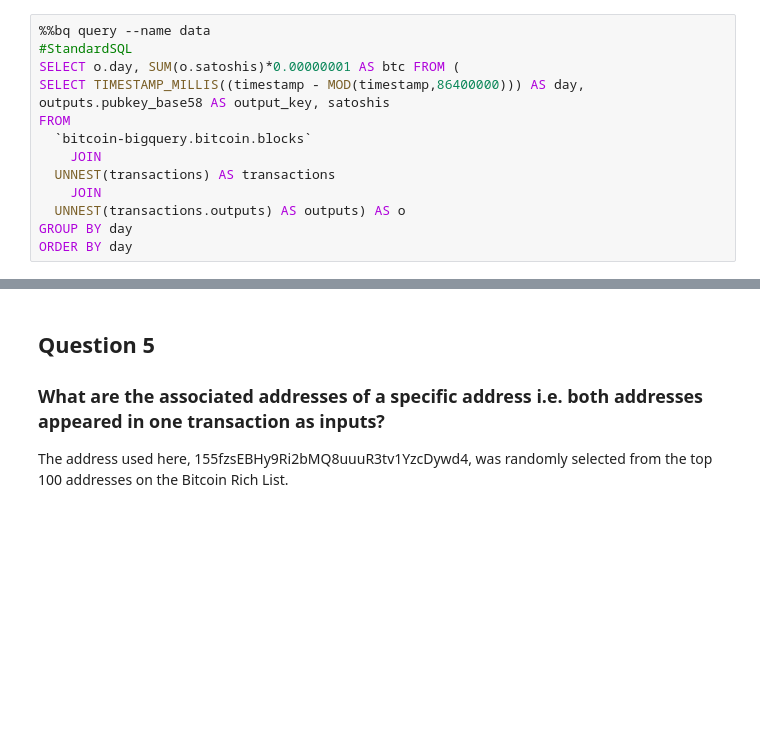
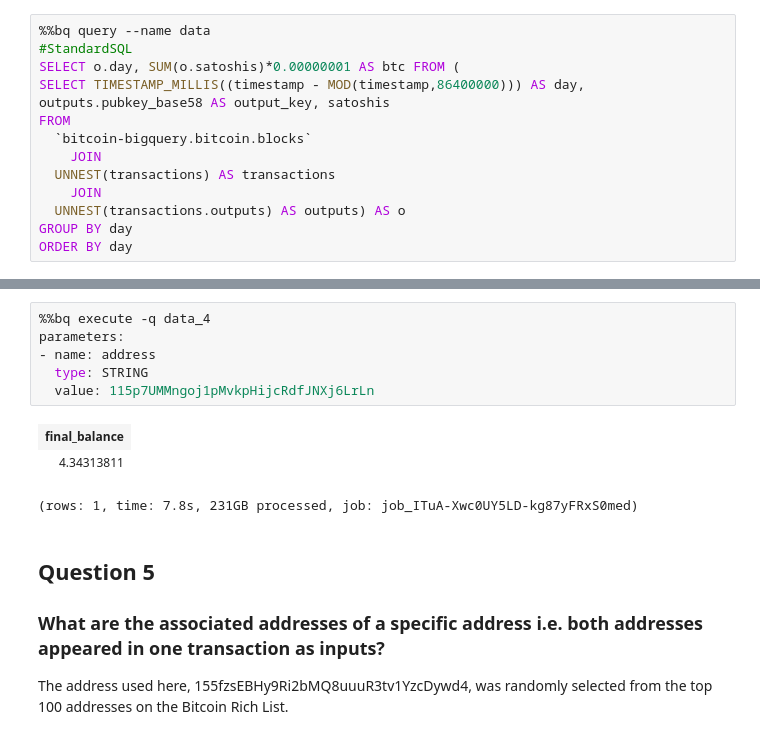
Before and after one commit to hnawar/btcbq-notebook, a Jupyter notebook: BTC-BigQuery.ipynb, the cells around one changed output, grey strips where cells are left out. Saved outputs shown, nothing was run; the diff lists cells and outputs as text; blank space fills up the shorter version.

```diff
--- a/BTC-BigQuery.ipynb
+++ b/BTC-BigQuery.ipynb
@@ -41,3 +140,13 @@ accessDenied: Access Denied: Table bitcoin-bigquery:bitcoin.blocks: The user 587
+# %%
+%%bq execute -q data_4
+parameters:
+- name: address
+  type: STRING
+  value: 115p7UMMngoj1pMvkpHijcRdfJNXj6LrLn
+# %% [output]
+| final_balance |
+| 4.34313811 |
+(rows: 1, time: 7.8s, 231GB processed, job: job_ITuA-Xwc0UY5LD-kg87yFRxS0med)
 # %% [markdown]
 <h2>Question 5</h2>
 <h3>What are the associated addresses of a specific address i.e. both addresses appeared in one transaction as inputs?  </h3>
```
Also changed, not shown: parts of 12 cells of this notebook.
